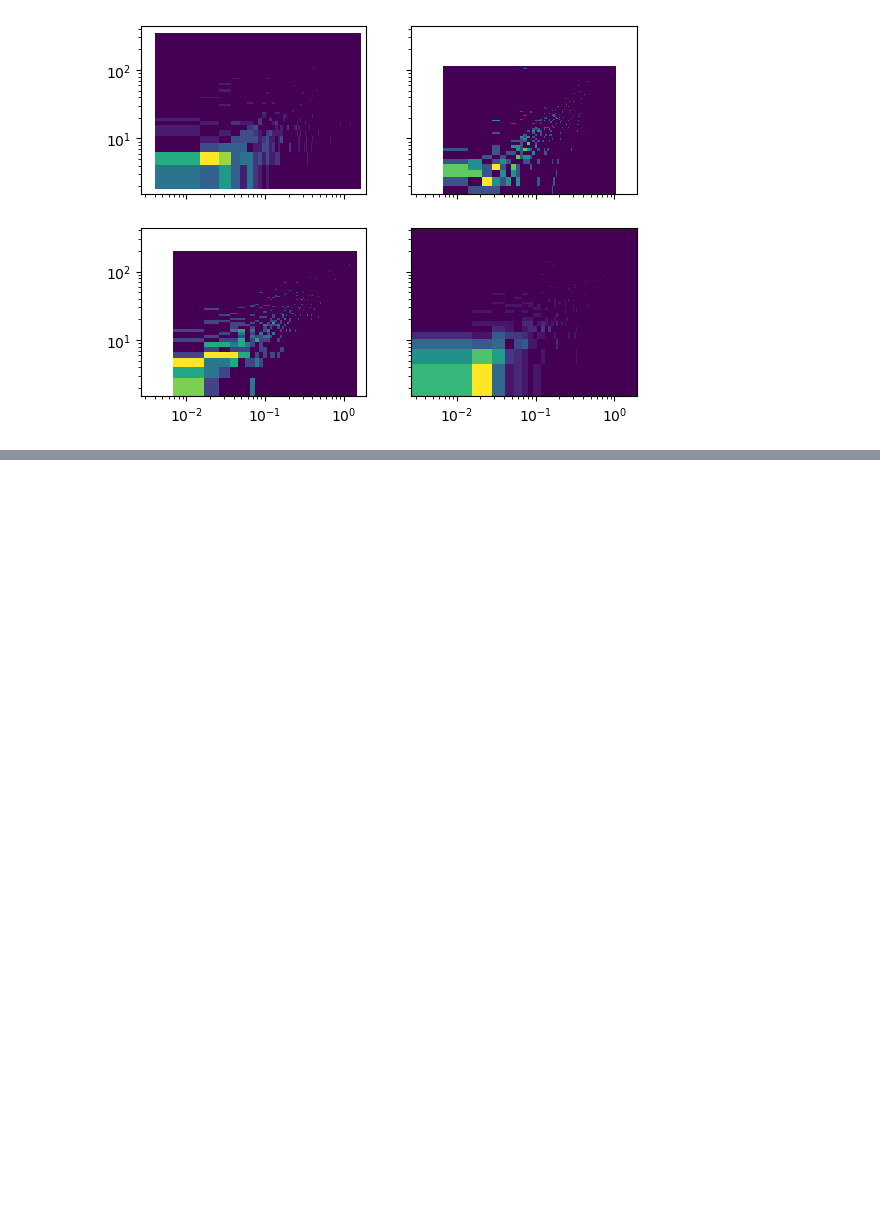
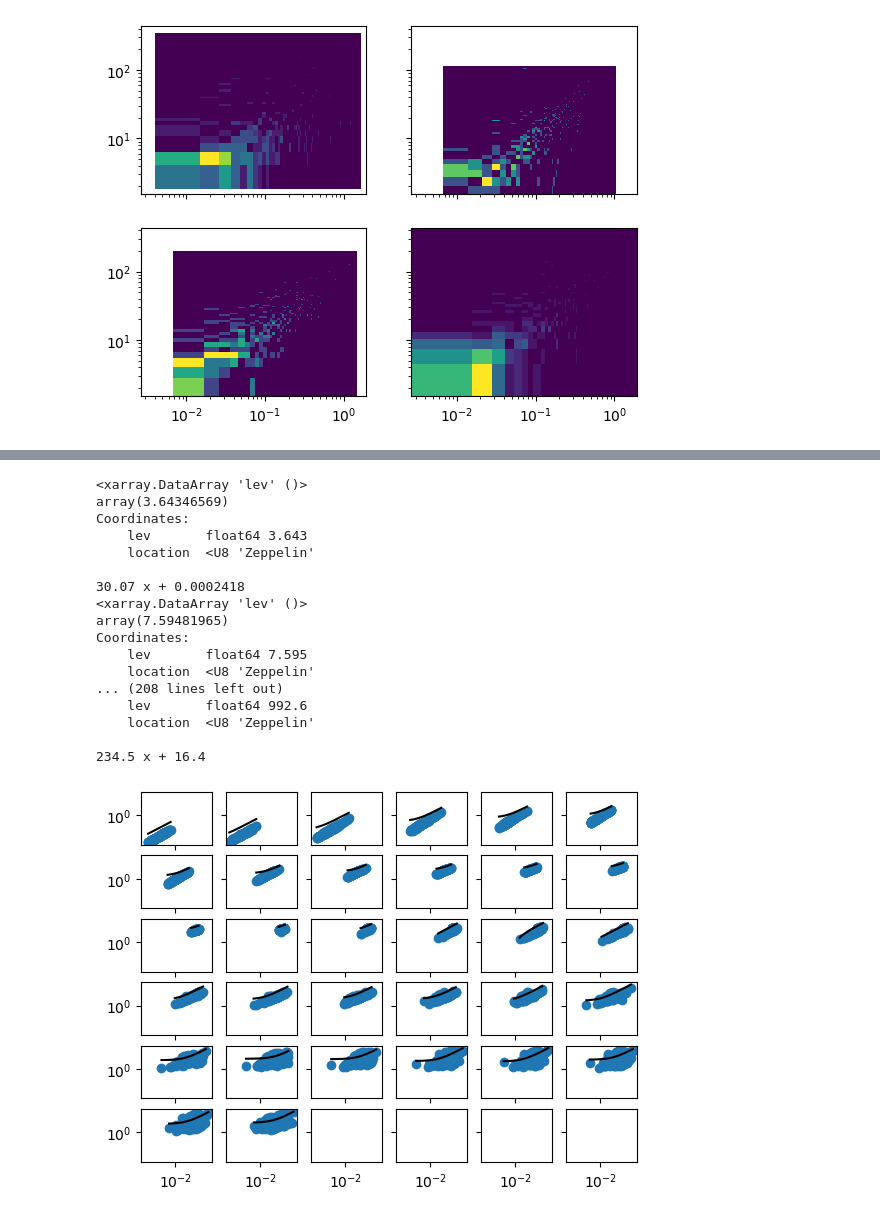
Before and after one commit to eScience-course/-Tjaernoe2022-group1, a Jupyter notebook: notebooks/Stefan/N100 Model vs SO4.ipynb, the cells around one changed output, grey strips where cells are left out. Saved outputs shown, nothing was run; the diff lists cells and outputs as text; code cells hidden in the pictures; blank space fills up the shorter version.

```diff
--- a/notebooks/Stefan/N100 Model vs SO4.ipynb
+++ b/notebooks/Stefan/N100 Model vs SO4.ipynb
@@ -419,0 +441,3 @@ SON
+# %%
+winter_daily = ds_daily.sel(location='Zeppelin').where(ds_daily['season']== 'DJF')
+winter_daily = winter_daily.load()
@@ -419,0 +466,42 @@ SON
+# %%
+fig, axs = plt.subplots(6,6, sharex=True, sharey=True)
+
+#ax.set_ylim ([0,750])
+#ax.set_xlim ([0,1.2])
+
+for lev, ax in zip(winter_daily['lev'], axs.flatten()):
+    print(lev)
+    _dss = winter_daily.where(winter_daily['lev']==lev)
+    _dss = _dss.to_dataframe().dropna()
+    ax.scatter(x=_dss['SO4_tot'], y=_dss['N100'] )
+    z = np.polyfit(_dss['SO4_tot'], _dss['N50'], 1)
+    p = np.poly1d(z)
+    x= np.logspace(np.log10(_dss['SO4_tot'].min()), np.log10(_dss['SO4_tot'].max()))
+    ax.plot( x, p(x), c = 'black', )
+    figsize = 15
+    aspectratio=1.0
+    #dpi = 100
+    print(p)
+    #ax.set_ylim ([7,100])
+    #ax.set_xlim ([0.007,0.2])
+    ax.set_yscale ('log')
+    ax.set_xscale ('log')
+# %% [output]
+<xarray.DataArray 'lev' ()>
+array(3.64346569)
+Coordinates:
+    lev       float64 3.643
+    location  <U8 'Zeppelin'
+
+30.07 x + 0.0002418
+<xarray.DataArray 'lev' ()>
+array(7.59481965)
+Coordinates:
+    lev       float64 7.595
+    location  <U8 'Zeppelin'
+... (208 lines left out)
+    lev       float64 992.6
+    location  <U8 'Zeppelin'
+
+234.5 x + 16.4
+[figure, added]
```
Also changed, not shown: parts of 12 cells of this notebook, 1 other file.
